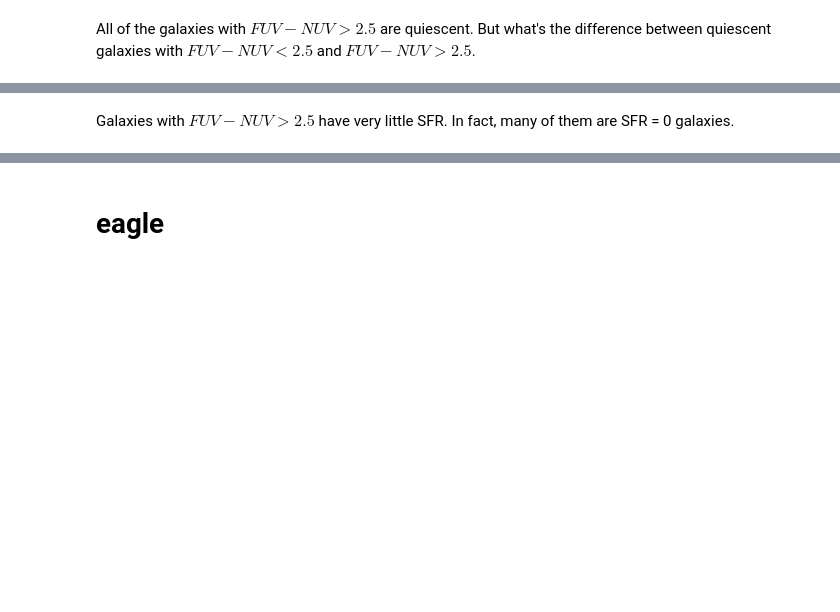
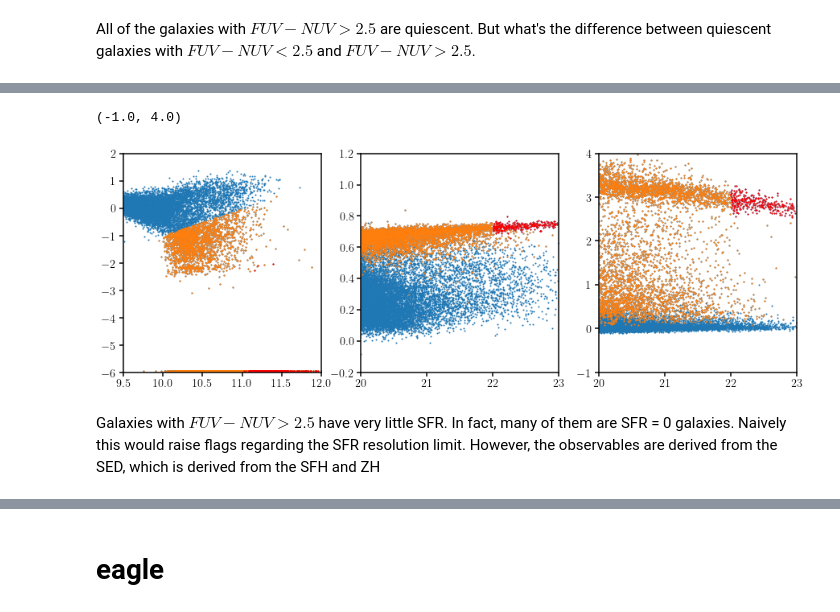
Before and after one commit to IQcollaboratory/galpopFM, a Jupyter notebook: nb/uv_red.ipynb, the cells around one changed output, grey strips where cells are left out. Drawn from its saved outputs; the diff is of its cells as text; code cells hidden in the pictures; blank space fills up the shorter version.

```diff
--- a/nb/uv_red.ipynb
+++ b/nb/uv_red.ipynb
@@ -140,5 +145,34 @@ sub.set_ylim(-1, 4)
+# %%
+luminous_uv_red = (x_simba[2] > 2.5) & (x_simba[0] > 22)
+# %%
+fig = plt.figure(figsize=(15, 5))
+sub = fig.add_subplot(131)
+sub.scatter(simba['logmstar'][x_simba[0] > 20], simba['logsfr.inst'][x_simba[0] > 20],s=1)
+sub.scatter(simba['logmstar'][(x_simba[0] > 20) & quiescent],
+            simba['logsfr.inst'][(x_simba[0] > 20) & quiescent],s=1)
+sub.scatter(simba['logmstar'][(x_simba[0] > 20) & quiescent & luminous_uv_red],
+            simba['logsfr.inst'][(x_simba[0] > 20) & quiescent & luminous_uv_red], c='r', s=1)
+sub.set_xlim(9.5, 12)
+sub.set_ylim(-6, 2)
+
+sub = fig.add_subplot(132)
+sub.scatter(x_simba[0], x_simba[1], s=1)
+sub.scatter(x_simba[0][quiescent & ~luminous_uv_red], x_simba[1][quiescent & ~luminous_uv_red], c='C1', s=1)
+sub.scatter(x_simba[0][quiescent & luminous_uv_red], x_simba[1][quiescent & luminous_uv_red], c='r', s=1)
+sub.set_xlim(20, 23)
+sub.set_ylim(-0.2, 1.2)
+
+sub = fig.add_subplot(133)
+sub.scatter(x_simba[0], x_simba[2], s=1)
+sub.scatter(x_simba[0][quiescent & ~luminous_uv_red], x_simba[2][quiescent & ~luminous_uv_red], c='C1', s=1)
+sub.scatter(x_simba[0][quiescent & luminous_uv_red], x_simba[2][quiescent & luminous_uv_red], c='r', s=1)
+sub.set_xlim(20, 23)
+sub.set_ylim(-1, 4)
+# %% [output]
+(-1.0, 4.0)
+[figure, added]
 # %% [markdown]
-Galaxies with $FUV - NUV > 2.5$ have very little SFR. In fact, many of them are SFR = 0 galaxies.
+Galaxies with $FUV - NUV > 2.5$ have very little SFR. In fact, many of them are SFR = 0 galaxies. Naively this would raise flags regarding the SFR resolution limit. However, the observables are derived from the SED, which is derived from the SFH and ZH
 # %%
 fig = plt.figure(figsize=(15, 5))
 sub = fig.add_subplot(131)
```
Also changed, not shown: parts of 13 cells of this notebook, 1 other file.
